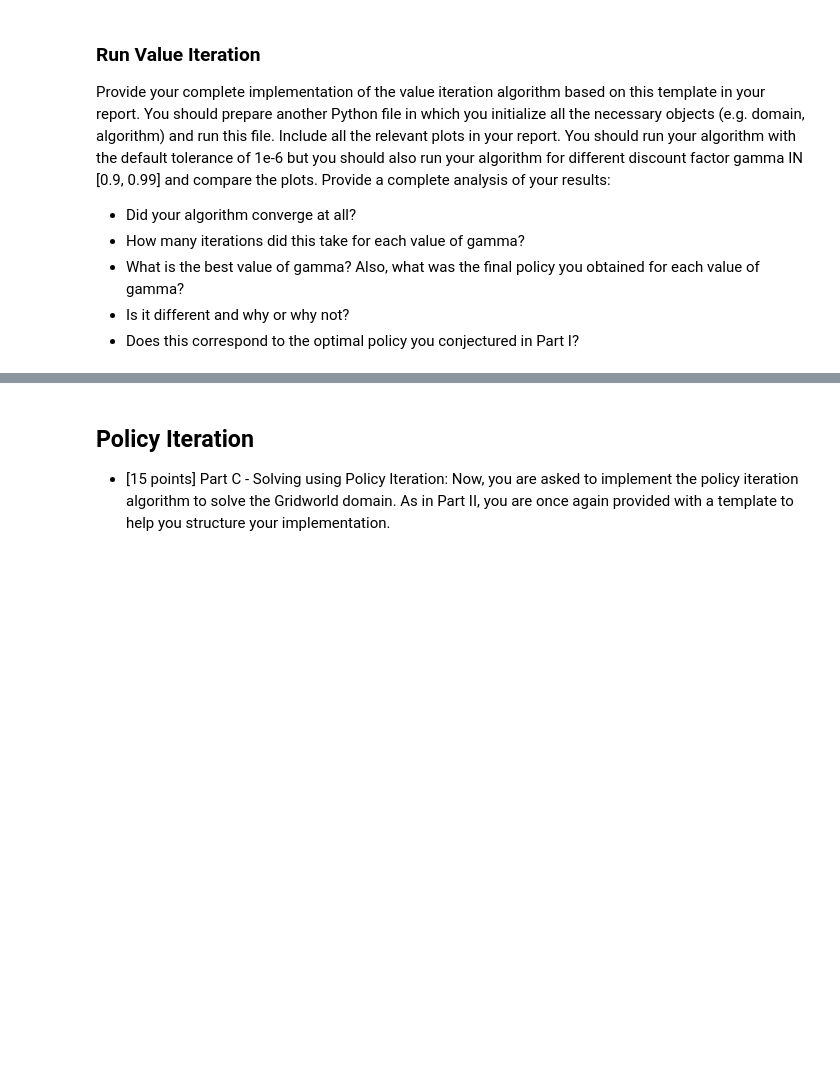
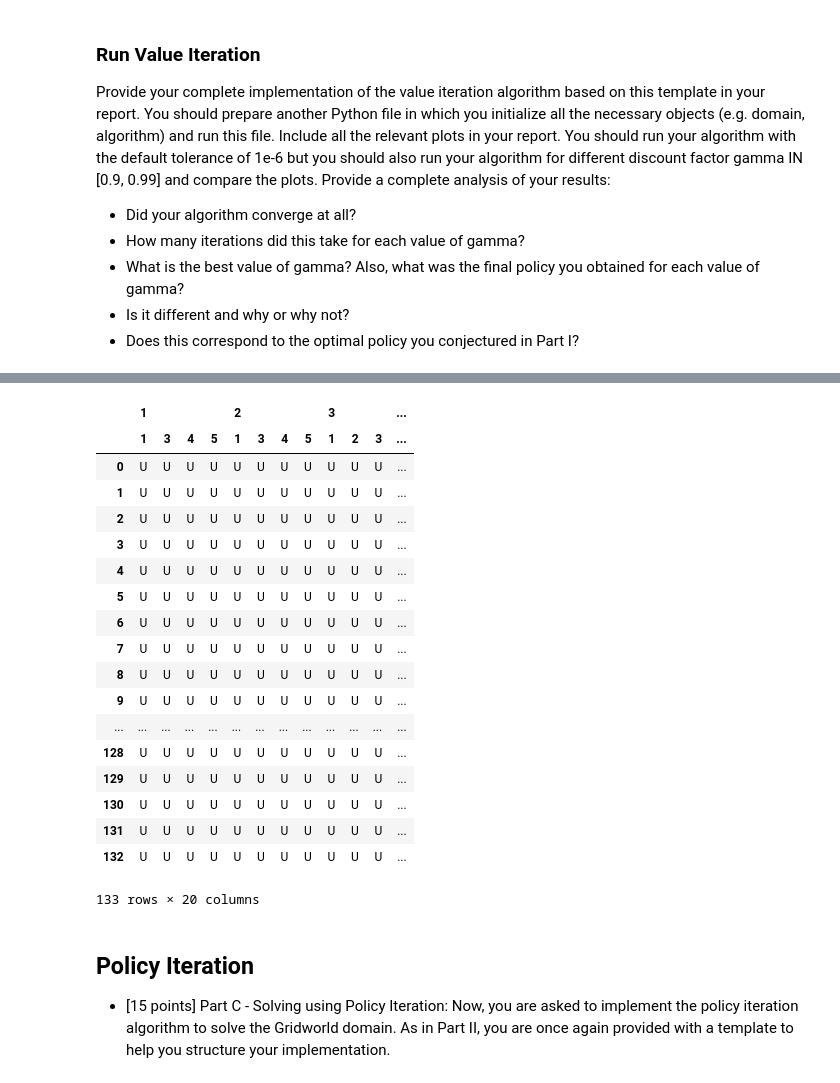
Before and after one commit to jadekhiev/MIE567, a Jupyter notebook: Project 1.ipynb, the cells around one changed output, grey strips where cells are left out. Drawn from its saved outputs; the diff is of its cells as text; code cells hidden in the pictures; blank space fills up the shorter version.

```diff
--- a/Project 1.ipynb
+++ b/Project 1.ipynb
@@ -303,3 +322,25 @@ value.value_iteration()
+# %%
+pd.DataFrame.from_dict(value.get_pi(), orient='index')
+# %% [output]
+|  | 1 |  |  |  | 2 |  |  |  | 3 |  |  | ... |
+|  | 1 | 3 | 4 | 5 | 1 | 3 | 4 | 5 | 1 | 2 | 3 | ... |
+| 0 | U | U | U | U | U | U | U | U | U | U | U | ... |
+| 1 | U | U | U | U | U | U | U | U | U | U | U | ... |
+| 2 | U | U | U | U | U | U | U | U | U | U | U | ... |
+| 3 | U | U | U | U | U | U | U | U | U | U | U | ... |
+| 4 | U | U | U | U | U | U | U | U | U | U | U | ... |
+| 5 | U | U | U | U | U | U | U | U | U | U | U | ... |
+| 6 | U | U | U | U | U | U | U | U | U | U | U | ... |
+| 7 | U | U | U | U | U | U | U | U | U | U | U | ... |
+| 8 | U | U | U | U | U | U | U | U | U | U | U | ... |
+| 9 | U | U | U | U | U | U | U | U | U | U | U | ... |
+| ... | ... | ... | ... | ... | ... | ... | ... | ... | ... | ... | ... | ... |
+| 128 | U | U | U | U | U | U | U | U | U | U | U | ... |
+| 129 | U | U | U | U | U | U | U | U | U | U | U | ... |
+| 130 | U | U | U | U | U | U | U | U | U | U | U | ... |
+| 131 | U | U | U | U | U | U | U | U | U | U | U | ... |
+| 132 | U | U | U | U | U | U | U | U | U | U | U | ... |
+133 rows × 20 columns
 # %% [markdown]
 ## Policy Iteration
 * [15 points] Part C - Solving using Policy Iteration: Now, you are asked to implement the policy iteration algorithm to solve the Gridworld domain. As in Part II, you are once again provided with a template to help you structure your implementation.
```
Also changed, not shown: parts of 3 cells of this notebook.
